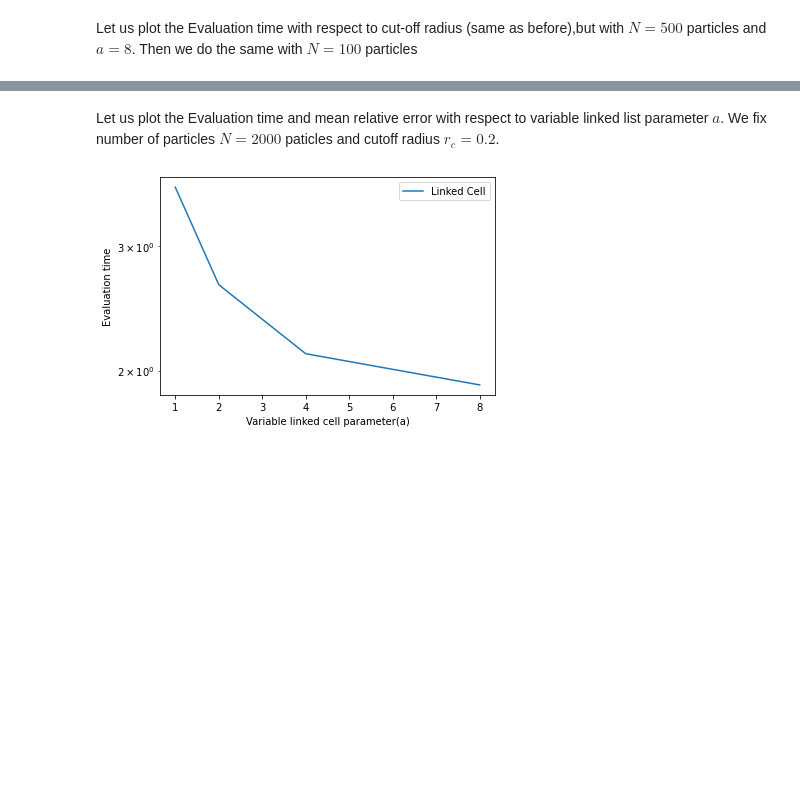
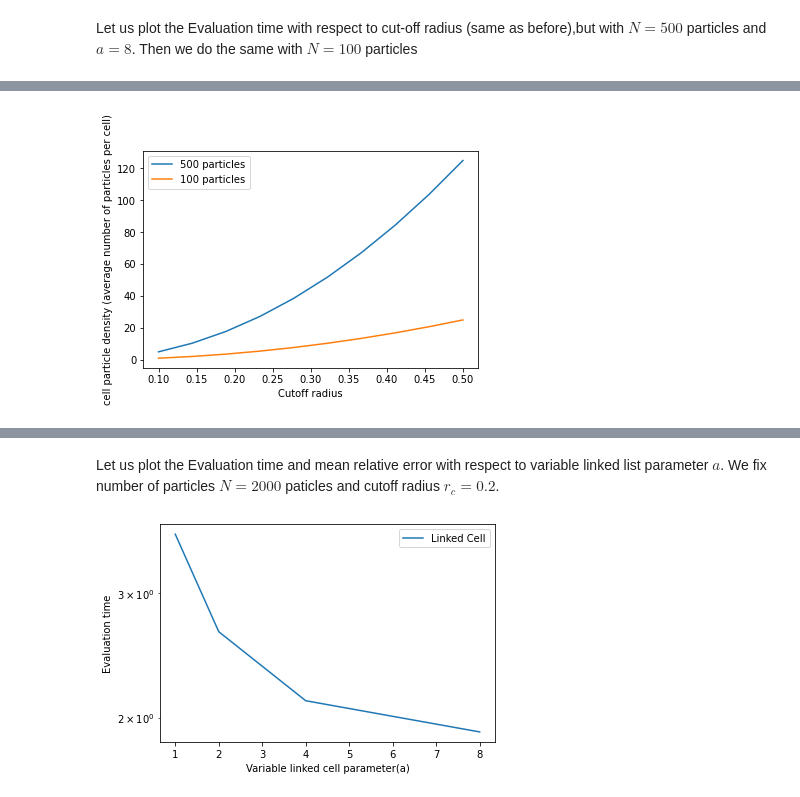
Before and after one commit to saiftyfirst/MolecularDynamics, a Jupyter notebook: linked_cells/linked_cells.ipynb, the cells around one changed output, grey strips where cells are left out. Saved outputs shown, nothing was run; the diff lists cells and outputs as text; code cells hidden in the pictures; blank space fills up the shorter version.

```diff
--- a/linked_cells/linked_cells.ipynb
+++ b/linked_cells/linked_cells.ipynb
@@ -410,0 +413,15 @@ We still keep the domain size. If we now change the number of particles, this in
+# %%
+cutoff_radii = np.array(R)
+a_value = 8
+number_of_cells_per_axis = domain / cutoff_radii
+total_number_of_cells = number_of_cells_per_axis**2
+particle_density_1 = 500 / total_number_of_cells
+particle_density_2 = 100 / total_number_of_cells
+plt.plot(cutoff_radii, particle_density_1, label="500 particles")
+plt.plot(cutoff_radii, particle_density_2, label="100 particles")
+plt.xlabel("Cutoff radius")
+plt.ylabel("cell particle density (average number of particles per cell)")
+plt.legend()
+plt.show()
+# %% [output]
+[figure, added]
```
Also changed, not shown: parts of 22 cells of this notebook.
